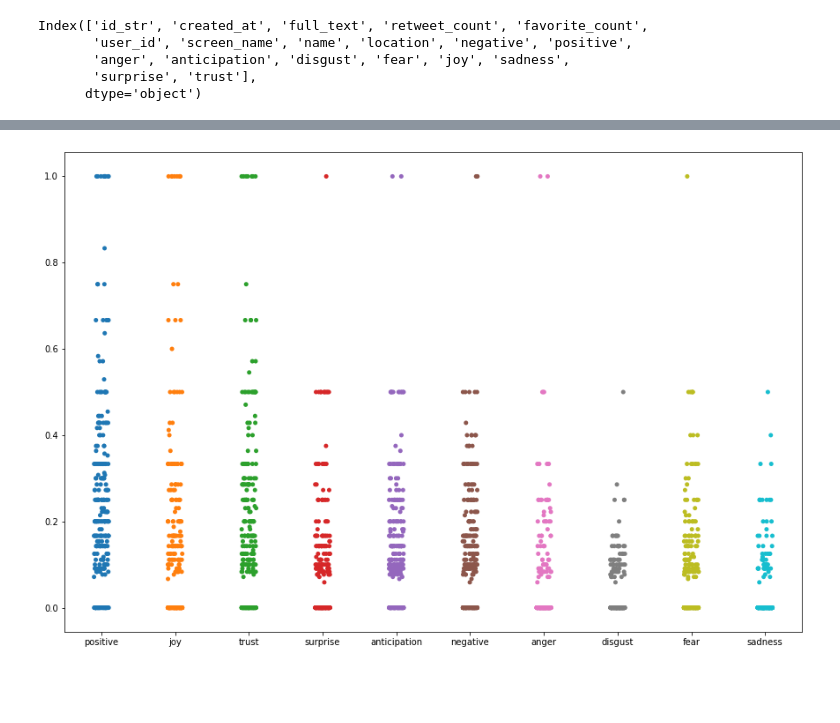
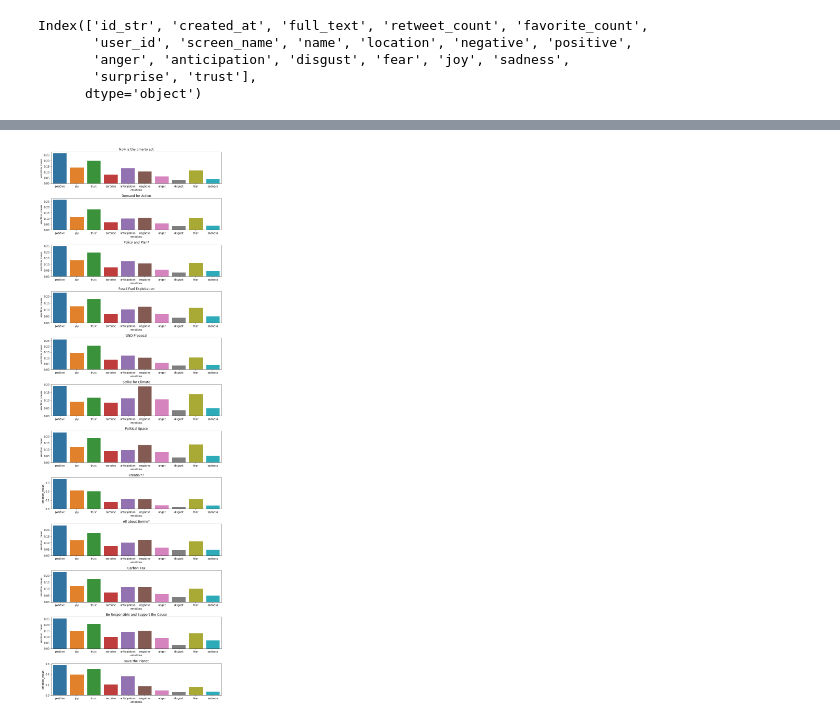
Before and after one commit to tabithaks/Public-Opinion-on-Climate-Change-Initiatives, a Jupyter notebook: Sentiment Analysis/topic_sentiment_analysis_gnd.ipynb, the cells around one changed output, grey strips where cells are left out. Saved outputs shown, nothing was run; the diff lists cells and outputs as text; code cells hidden in the pictures; blank space fills up the shorter version.

```diff
--- a/Sentiment Analysis/topic_sentiment_analysis_gnd.ipynb
+++ b/Sentiment Analysis/topic_sentiment_analysis_gnd.ipynb
@@ -47,6 +27,0 @@ ax = sns.barplot(x="emotions", y="emotion_sum", data=topic_3_emotions)
-# %%
-plt.figure(figsize=(15,10))
-sns.stripplot(data = gnd_topic_3[emotions])
-plt.show()
-# %% [output]
-[figure, removed]
@@ -68,3 +28,26 @@ def plot_trend(chart_title, sentiment_sdf, emotions, rolling_window=90):
-# %%
-gnd_data["created_at"] = pd.to_datetime(gnd_data["created_at"])
-plot_trend("gnd emotions", gnd_data, emotions)
+# %%
+gnd_topic_1_words = ("Now is the time to act",["need", "time", "support", "action", "fight", "planet", "address", "stop", "talk", "think"])
+gnd_topic_2_words = ("Demand for Action",["explain", "implement", "solution", "lead", "reduce"])
+gnd_topic_3_words = ("Policy and Plan?",["global", "warming", "year", "end", "plan", "policy"])
+gnd_topic_4_words = ("Fossil Fuel Exploitation",["fossil", "fuel", "cost", "destroy", "rally", "pay", "business", "radical"])
+gnd_topic_5_words = ("GND Proposal",["green", "new", "deal", "proposal", "joke", "liberal", "view"])
+gnd_topic_6_words = ("Strike for Climate",["extinctionrebellion", "youthstrike4climate", "grevepourleclimat", "schoolsstrike4climate", "schoolstrike4climate"])
+gnd_topic_7_words = ("Political Space",["socialism", "capitalism", "government", "inequality", "politics", "transition", "trump", "berniesander"])
+gnd_topic_8_words = ("Create???",["create", "community", "sustainable", "protect", "class", "order"])
+gnd_topic_9_words = ("All about Bernie?",["leadership", "bernie2020", "people", "lie", "middle", "oil", "poll", "pledge", "news", "chance", "burn", "house"])
+gnd_topic_10_words = ("Carbon Tax",["carbon", "day", "tax", "election", "weather", "event", "hoax", "invest"])
+gnd_topic_11_words = ("Be Responsible and Support the Cause",["vote", "late", "seriously", "extinction", "supporter", "essay", "fear", "responsible"])
+gnd_topic_12_words = ("Save the Planet",["unite", "air", "water", "savetheplanet", "drink", "effective", "loss", "meat"])
+topics = [gnd_topic_1_words, gnd_topic_2_words, gnd_topic_3_words, gnd_topic_4_words, gnd_topic_5_words, gnd_topic_6_words, gnd_topic_7_words, gnd_topic_8_words, gnd_topic_9_words, gnd_topic_10_words, gnd_topic_11_words, gnd_topic_12_words]
+# %%
+fig, ax = plt.subplots(len(topics), figsize=(10,30))
+for idx, topic in enumerate(topics):
+    topic_title = topic[0]
+    gnd_topic = gnd_data[gnd_data["full_text"].str.contains("|".join(topic[1]), na=False)]
+    topic_emotions = gnd_topic[emotions].mean(axis = 0, skipna = True).rename_axis("emotions").reset_index(name="emotion_mean")
+    sns.barplot(x="emotions", y="emotion_mean", data=topic_emotions, ax=ax[idx])
+    ax[idx].set_title(topic_title)
+plt.tight_layout()
+plt.show()
+# %% [output]
+[figure, added]
```
Also changed, not shown: parts of 8 cells of this notebook.
